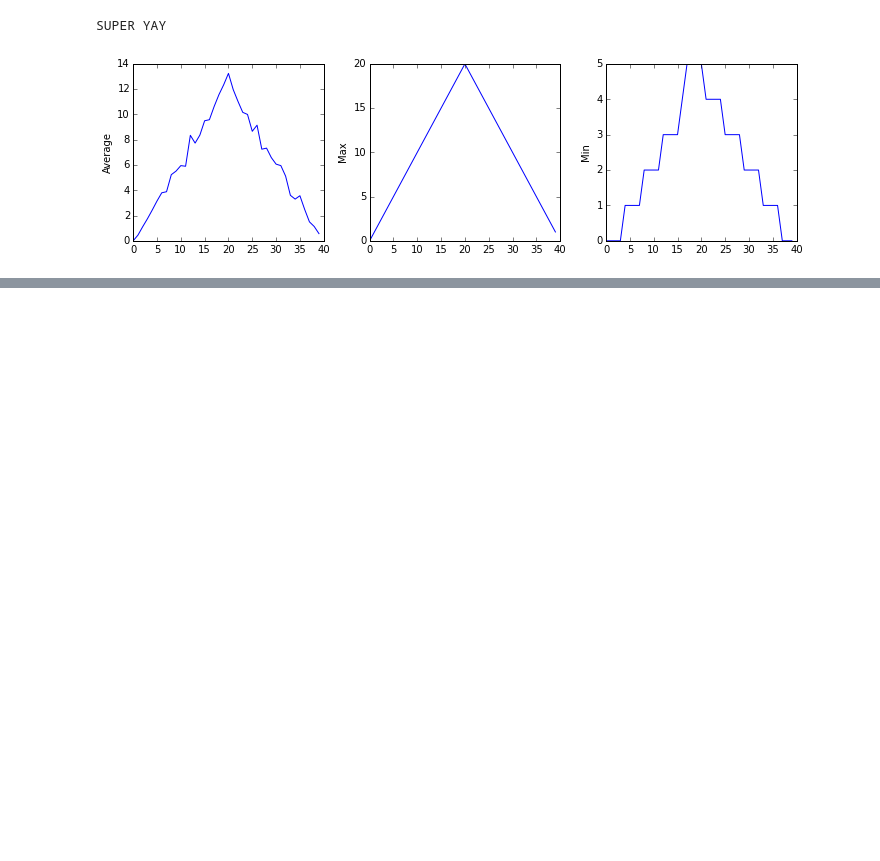
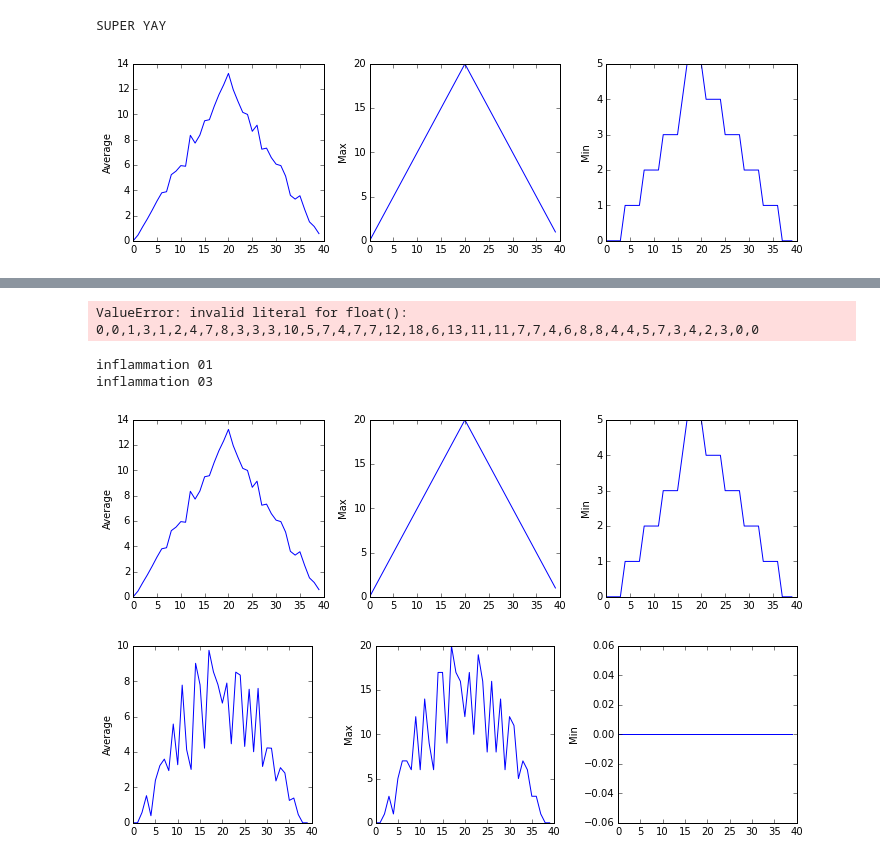
Before and after one commit to story645/ccny_software_carpentary, a Jupyter notebook: morning_session.ipynb, the cells around one changed output, grey strips where cells are left out. Drawn from its saved outputs; the diff is of its cells as text; code cells hidden in the pictures; blank space fills up the shorter version.

Commit message:
plot function and loops and glob

```diff
--- a/morning_session.ipynb
+++ b/morning_session.ipynb
@@ -576,0 +580,12 @@ analyze('python-novice-inflammation-data/data/inflammation-01.csv', output="SUPE
+# %%
+analyze('python-novice-inflammation-data/data/inflammation-01.csv', "SUPER YAY") # but can't intuit position
+# %% [output]
+ValueError: invalid literal for float(): 0,0,1,3,1,2,4,7,8,3,3,3,10,5,7,4,7,7,12,18,6,13,11,11,7,7,4,6,8,8,4,4,5,7,3,4,2,3,0,0
+# %%
+analyze('python-novice-inflammation-data/data/inflammation-01.csv', output = "inflammation 01") # multiple calls
+analyze('python-novice-inflammation-data/data/inflammation-03.csv', output = "inflammation 03")
+# %% [output]
+inflammation 01
+inflammation 03
+[figure, added]
+[figure, added]
```
Also changed, not shown: parts of 6 cells of this notebook.
